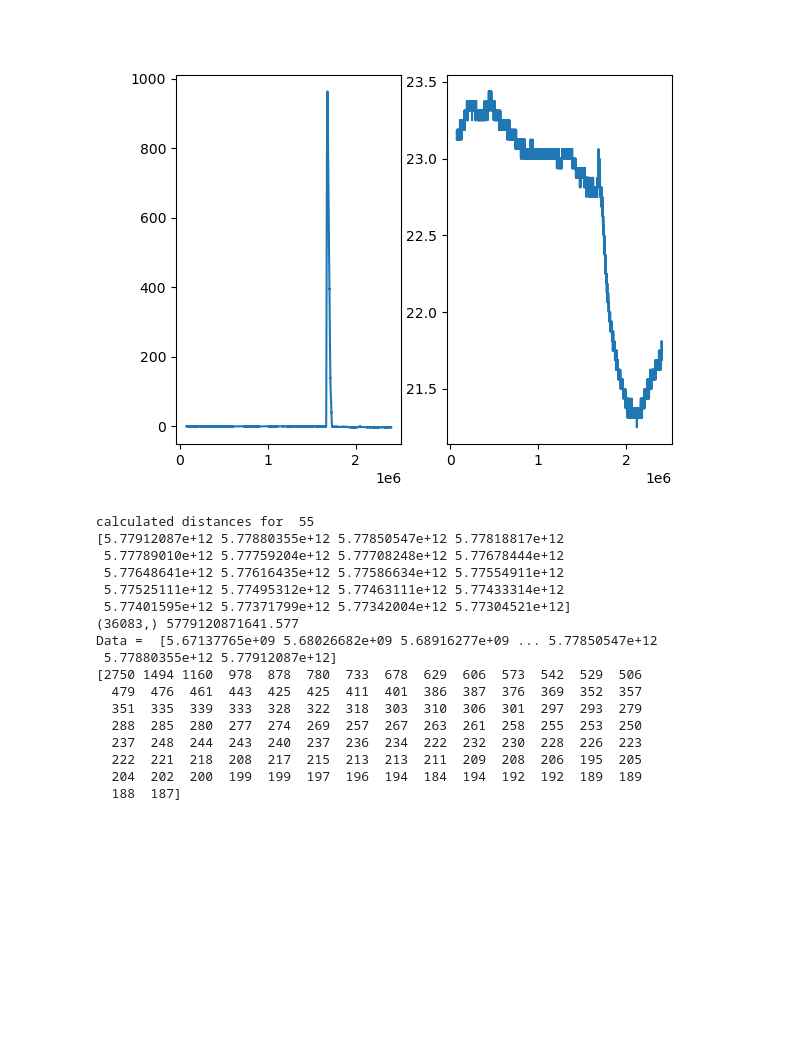
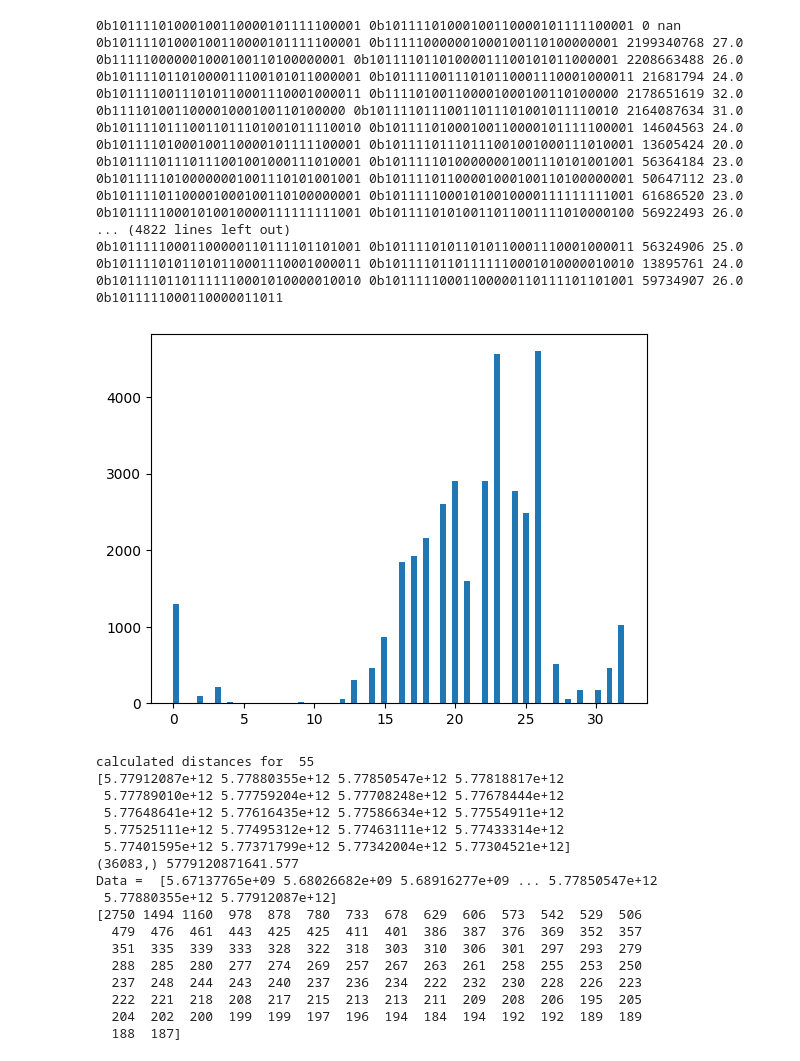
Before and after one commit to bimmui/HODGE-electronics, a Jupyter notebook: data-analysis/vector-quantize.ipynb, the cells around one changed output. Drawn from its saved outputs; the diff is of its cells as text; code cells hidden in the pictures; blank space fills up the shorter version.

Commit message:
WIP data testing

```diff
--- a/data-analysis/vector-quantize.ipynb
+++ b/data-analysis/vector-quantize.ipynb
@@ -12,15 +13,71 @@ from mpl_toolkits.mplot3d import Axes3D
 # Read CSV files
 high_launch_data = pd.read_csv('data/carmf5_HIGHDATA.CSV')
 low_launch_data = pd.read_csv('data/carmf5_LOWDATA.CSV')
-# %%
-fig = plt.figure()
-ax = fig.add_subplot(121)
-ax.plot(high_launch_data['time (ms)'], high_launch_data['altitude (m)'])
-ax2 = fig.add_subplot(122)
-ax2.plot(high_launch_data['time (ms)'], high_launch_data['av bay temperature (C)'])
-plt.show()
-# %% [output]
-[figure, removed]
+# %%
+fig = plt.figure()
+ax = fig.add_subplot()
+all_floats = high_launch_data['time (ms)'] + high_launch_data['av bay temperature (C)']
+all_floats += high_launch_data['barometer temp (C)']
+all_floats += high_launch_data['air pressure (kPa)']
+all_floats += high_launch_data['x acceleration (m/s^2)']
+all_floats += high_launch_data['y acceleration (m/s^2)']
+all_floats += high_launch_data['z acceleration (m/s^2)']
+all_floats += high_launch_data['x magnetic force (gauss)']
+all_floats += high_launch_data['y magnetic force (gauss)']
+all_floats += high_launch_data['z magnetic force (gauss)']
+all_floats += high_launch_data['x gyro (dps)']
+all_floats += high_launch_data['y gyro (dps)']
+all_floats += high_launch_data['z gyro (dps)']
+all_floats += high_launch_data['raw altitude (m)']
+all_floats += high_launch_data['altitude (m)']
+
+def exp_of_float(f):
+    f1 = bitstring.BitStream(float=f, length=32)
+    f1.pos = 1
+    return f1.read('uint8')
+
+def bit_of_float(f):
+    f1 = bitstring.BitStream(float=f, length=32)
+    return f1.read('uint32')
+
+exp_data = [exp_of_float(f) for f in all_floats]
+
+bits_different = [32]
+z_accel_bits = [ bit_of_float(f) for f in high_launch_data['z acceleration (m/s^2)'] ]
+current_val = z_accel_bits[0]
+for v in z_accel_bits[1:]:
+    diff = current_val ^ v
+    bit_set = np.ceil(np.log2(diff)) - np.ceil(np.log2(diff - (diff & diff - 1)))
+    print(bin(current_val), bin(v), diff, bit_set)
+    if (np.isnan(bit_set)):
+        bits_different += [0]
+    else:
+        bits_different += [bit_set]
+    current_val = v
+
+
+ax.hist(bits_different, bins='auto')
+#ax.plot(high_launch_data['time (ms)'], high_launch_data['barometer temp (C)'])
+plt.show()
+# %% [output]
+0b10111101000100110000101111100001 0b10111101000100110000101111100001 0 nan
+0b10111101000100110000101111100001 0b111110000001000100110100000001 2199340768 27.0
+0b111110000001000100110100000001 0b10111101101000011100101011000001 2208663488 26.0
+0b10111101101000011100101011000001 0b10111100111010110001110001000011 21681794 24.0
+0b10111100111010110001110001000011 0b111101001100001000100110100000 2178651619 32.0
+0b111101001100001000100110100000 0b10111101110011011101001011110010 2164087634 31.0
+0b10111101110011011101001011110010 0b10111101000100110000101111100001 14604563 24.0
+0b10111101000100110000101111100001 0b10111101110111001001000111010001 13605424 20.0
+0b10111101110111001001000111010001 0b10111110100000001001110101001001 56364184 23.0
+0b10111110100000001001110101001001 0b10111101100001000100110100000001 50647112 23.0
+0b10111101100001000100110100000001 0b10111110001010010000111111111001 61686520 23.0
+0b10111110001010010000111111111001 0b10111101010011011001111010000100 56922493 26.0
+... (4822 lines left out)
+0b10111110001100000110111101101001 0b10111101011010110001110001000011 56324906 25.0
+0b10111101011010110001110001000011 0b10111101101111110001010000010010 13895761 24.0
+0b10111101101111110001010000010010 0b10111110001100000110111101101001 59734907 26.0
+0b1011111000110000011011
+[figure, added]
 # %%
 # clear bad data
 
```
Also changed, not shown: parts of 1 cell of this notebook.
